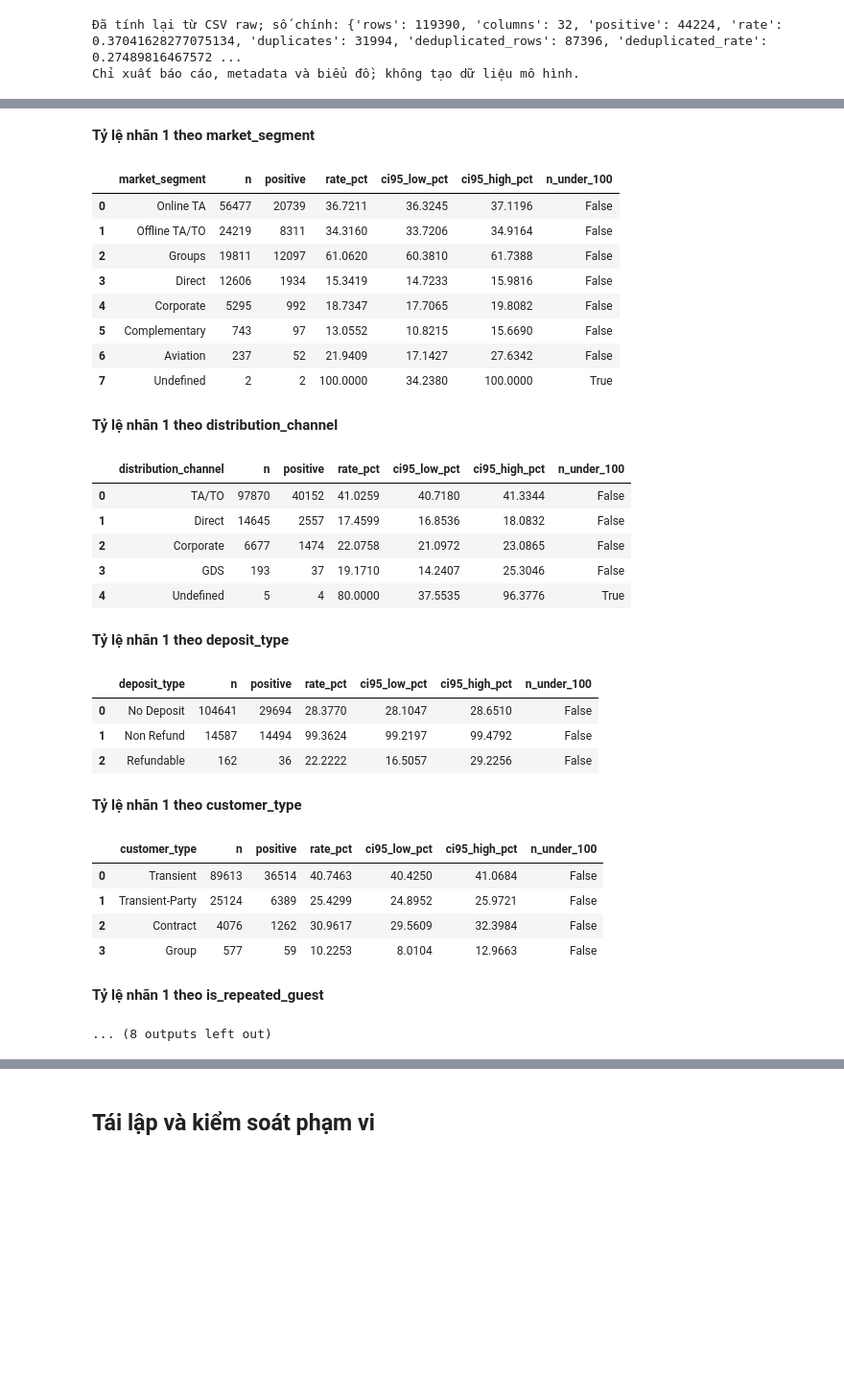
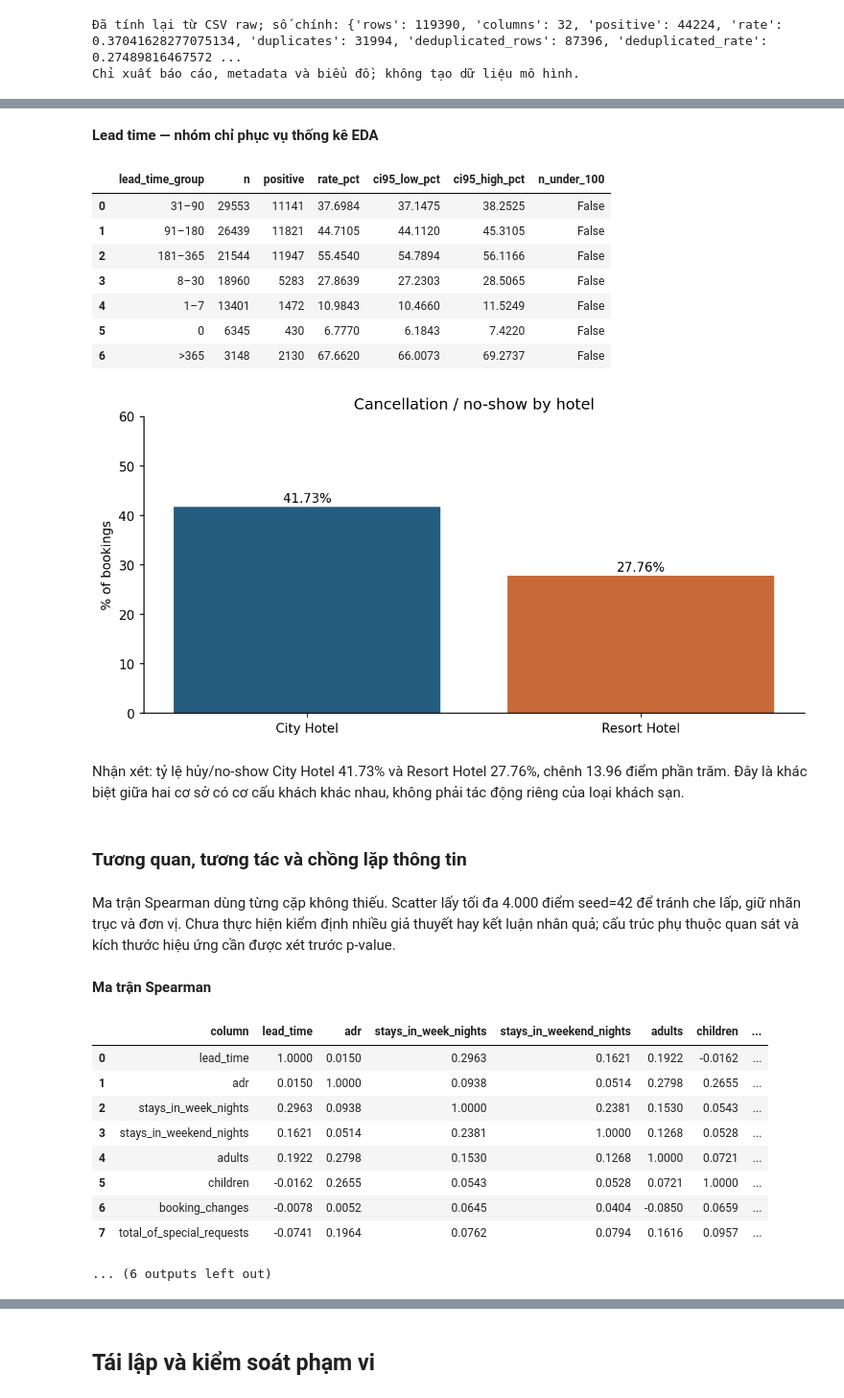
Before and after one commit to AnhQun18/Propensity-VSF-tts, a Jupyter notebook: notebooks/HOTEL/hotel_descriptive_report.ipynb, the cells around one changed output, grey strips where cells are left out. Shown at 96% size. Saved outputs shown, nothing was run; the diff lists cells and outputs as text; code cells hidden in the pictures; blank space fills up the shorter version.

```diff
--- a/notebooks/HOTEL/hotel_descriptive_report.ipynb
+++ b/notebooks/HOTEL/hotel_descriptive_report.ipynb
@@ -143,3 +140,3 @@ Thống kê định lượng dùng toàn bộ dữ liệu, bỏ NA riêng ở t
 # %%
-eda.show_section(report, 'target')
+eda.show_section(report, 'multivariate_main')
 # %% [output]
@@ -148,33 +146,27 @@ Mẫu số là booking trong từng nhóm; không phải tỷ trọng nhóm tron
 |  | hotel | n | positive | rate_pct | ci95_low_pct | ci95_high_pct | n_under_100 |
 | 0 | City Hotel | 79330 | 33102 | 41.7270 | 41.3842 | 42.0705 | False |
 | 1 | Resort Hotel | 40060 | 11122 | 27.7634 | 27.3270 | 28.2040 | False |
-**Tỷ lệ nhãn 1 theo market_segment**
+**Lead time — nhóm chỉ phục vụ thống kê EDA**
-|  | market_segment | n | positive | rate_pct | ci95_low_pct | ci95_high_pct | n_under_100 |
-| 0 | Online TA | 56477 | 20739 | 36.7211 | 36.3245 | 37.1196 | False |
-| 1 | Offline TA/TO | 24219 | 8311 | 34.3160 | 33.7206 | 34.9164 | False |
-| 2 | Groups | 19811 | 12097 | 61.0620 | 60.3810 | 61.7388 | False |
-| 3 | Direct | 12606 | 1934 | 15.3419 | 14.7233 | 15.9816 | False |
-| 4 | Corporate | 5295 | 992 | 18.7347 | 17.7065 | 19.8082 | False |
-| 5 | Complementary | 743 | 97 | 13.0552 | 10.8215 | 15.6690 | False |
-| 6 | Aviation | 237 | 52 | 21.9409 | 17.1427 | 27.6342 | False |
-| 7 | Undefined | 2 | 2 | 100.0000 | 34.2380 | 100.0000 | True |
+|  | lead_time_group | n | positive | rate_pct | ci95_low_pct | ci95_high_pct | n_under_100 |
+| 0 | 31–90 | 29553 | 11141 | 37.6984 | 37.1475 | 38.2525 | False |
+| 1 | 91–180 | 26439 | 11821 | 44.7105 | 44.1120 | 45.3105 | False |
+| 2 | 181–365 | 21544 | 11947 | 55.4540 | 54.7894 | 56.1166 | False |
+| 3 | 8–30 | 18960 | 5283 | 27.8639 | 27.2303 | 28.5065 | False |
+| 4 | 1–7 | 13401 | 1472 | 10.9843 | 10.4660 | 11.5249 | False |
+| 5 | 0 | 6345 | 430 | 6.7770 | 6.1843 | 7.4220 | False |
+| 6 | >365 | 3148 | 2130 | 67.6620 | 66.0073 | 69.2737 | False |
-**Tỷ lệ nhãn 1 theo distribution_channel**
+[figure, added]
+Nhận xét: tỷ lệ hủy/no-show City Hotel 41.73% và Resort Hotel 27.76%, chênh 13.96 điểm phần trăm. Đây là khác biệt giữa hai cơ sở có cơ cấu khách khác nhau, không phải tác động riêng của loại khách sạn.
+### Tương quan, tương tác và chồng lặp thông tin
+Ma trận Spearman dùng từng cặp không thiếu. Scatter lấy tối đa 4.000 điểm seed=42 để tránh che lấp, giữ nhãn trục và đơn vị. Chưa thực hiện kiểm định nhiều giả thuyết hay kết luận nhân quả; cấu trúc phụ thuộc quan sát và kích thước hiệu ứng cần được xét trước p-value.
+**Ma trận Spearman**
-|  | distribution_channel | n | positive | rate_pct | ci95_low_pct | ci95_high_pct | n_under_100 |
-| 0 | TA/TO | 97870 | 40152 | 41.0259 | 40.7180 | 41.3344 | False |
-| 1 | Direct | 14645 | 2557 | 17.4599 | 16.8536 | 18.0832 | False |
-| 2 | Corporate | 6677 | 1474 | 22.0758 | 21.0972 | 23.0865 | False |
-| 3 | GDS | 193 | 37 | 19.1710 | 14.2407 | 25.3046 | False |
-| 4 | Undefined | 5 | 4 | 80.0000 | 37.5535 | 96.3776 | True |
+|  | column | lead_time | adr | stays_in_week_nights | stays_in_weekend_nights | adults | children | ... |
+| 0 | lead_time | 1.0000 | 0.0150 | 0.2963 | 0.1621 | 0.1922 | -0.0162 | ... |
+| 1 | adr | 0.0150 | 1.0000 | 0.0938 | 0.0514 | 0.2798 | 0.2655 | ... |
+| 2 | stays_in_week_nights | 0.2963 | 0.0938 | 1.0000 | 0.2381 | 0.1530 | 0.0543 | ... |
+| 3 | stays_in_weekend_nights | 0.1621 | 0.0514 | 0.2381 | 1.0000 | 0.1268 | 0.0528 | ... |
+| 4 | adults | 0.1922 | 0.2798 | 0.1530 | 0.1268 | 1.0000 | 0.0721 | ... |
+| 5 | children | -0.0162 | 0.2655 | 0.0543 | 0.0528 | 0.0721 | 1.0000 | ... |
+| 6 | booking_changes | -0.0078 | 0.0052 | 0.0645 | 0.0404 | -0.0850 | 0.0659 | ... |
+| 7 | total_of_special_requests | -0.0741 | 0.1964 | 0.0762 | 0.0794 | 0.1616 | 0.0957 | ... |
-**Tỷ lệ nhãn 1 theo deposit_type**
-|  | deposit_type | n | positive | rate_pct | ci95_low_pct | ci95_high_pct | n_under_100 |
-| 0 | No Deposit | 104641 | 29694 | 28.3770 | 28.1047 | 28.6510 | False |
-| 1 | Non Refund | 14587 | 14494 | 99.3624 | 99.2197 | 99.4792 | False |
-| 2 | Refundable | 162 | 36 | 22.2222 | 16.5057 | 29.2256 | False |
-**Tỷ lệ nhãn 1 theo customer_type**
-|  | customer_type | n | positive | rate_pct | ci95_low_pct | ci95_high_pct | n_under_100 |
-| 0 | Transient | 89613 | 36514 | 40.7463 | 40.4250 | 41.0684 | False |
-| 1 | Transient-Party | 25124 | 6389 | 25.4299 | 24.8952 | 25.9721 | False |
-| 2 | Contract | 4076 | 1262 | 30.9617 | 29.5609 | 32.3984 | False |
-| 3 | Group | 577 | 59 | 10.2253 | 8.0104 | 12.9663 | False |
-**Tỷ lệ nhãn 1 theo is_repeated_guest**
-... (8 outputs left out)
+... (6 outputs left out)
```
Also changed, not shown: parts of 24 cells of this notebook, 35 other files.
